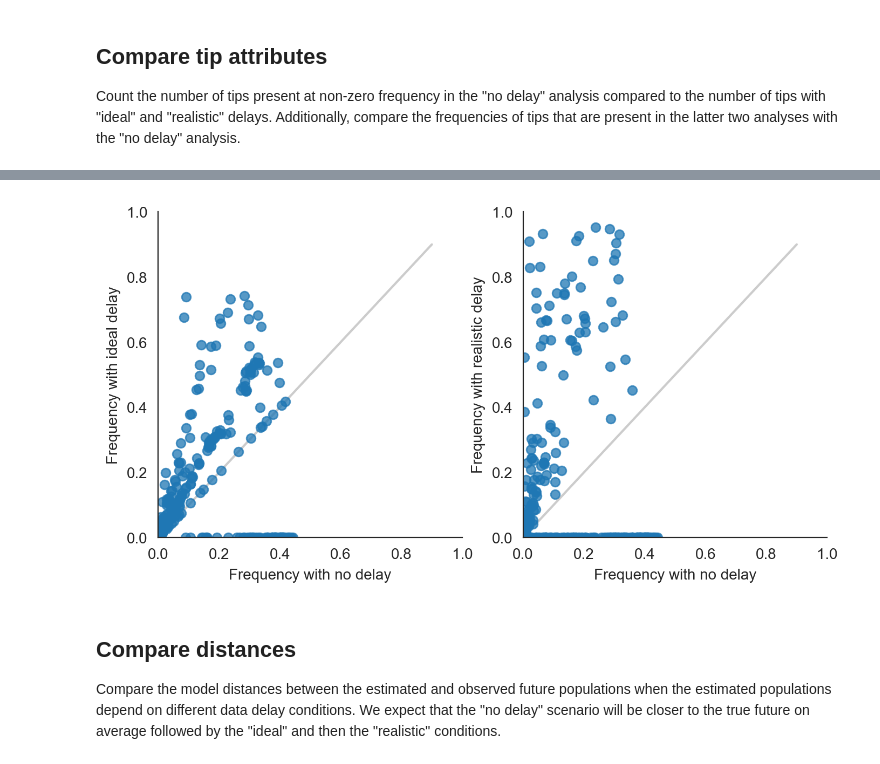
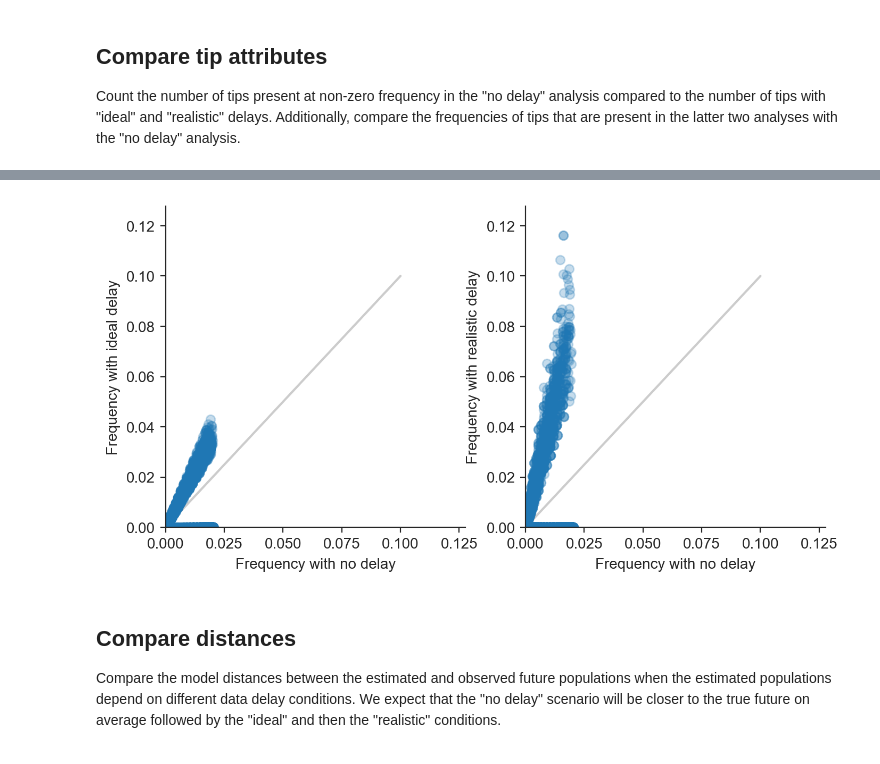
Before and after one commit to blab/flu-forecasting-delays, a Jupyter notebook: notebooks/2022-08-17-plot-distances-for-delayed-populations.ipynb, the cells around one changed output, grey strips where cells are left out. Saved outputs shown, nothing was run; the diff lists cells and outputs as text; code cells hidden in the pictures.

```diff
--- a/notebooks/2022-08-17-plot-distances-for-delayed-populations.ipynb
+++ b/notebooks/2022-08-17-plot-distances-for-delayed-populations.ipynb
@@ -21,14 +21,14 @@ no_delay_tips = pd.read_csv(
 )
 # %%
 ideal_delay_tips = pd.read_csv(
-    "results/builds/simulated/simulated_ideal_delay/tip_attributes.tsv",
+    "../results/builds/simulated/simulated_ideal_delay/tip_attributes.tsv",
     sep="\t",
     parse_dates=["timepoint"],
     usecols=["strain", "timepoint", "frequency"],
 )
 # %%
 realistic_delay_tips = pd.read_csv(
-    "results/builds/simulated/simulated_realistic_delay/tip_attributes.tsv",
+    "../results/builds/simulated/simulated_realistic_delay/tip_attributes.tsv",
     sep="\t",
     parse_dates=["timepoint"],
     usecols=["strain", "timepoint", "frequency"],
@@ -97,5 +97,9 @@ total_tips_realistic_delay / total_tips_no_delay
 # %%
 tips = tips.fillna(0.0)
+# %%
+max_frequency = tips.loc[:, ["frequency", "frequency_ideal", "frequency_realistic"]].max().max()
+# %%
+max_frequency_threshold = max_frequency + (max_frequency / 10)
 # %%
 fig, all_axes = plt.subplots(1, 2, figsize=(8, 4), dpi=200)
 axes = all_axes.flatten()
@@ -103,44 +107,44 @@ axes = all_axes.flatten()
 axes[0].plot(
     tips["frequency"],
     tips["frequency_ideal"],
     "o",
-    alpha=0.75,
+    alpha=0.25,
 )
 
 axes[0].plot(
-    np.arange(0, 1, 0.1),
-    np.arange(0, 1, 0.1),
+    np.arange(0, max_frequency_threshold, 0.1),
+    np.arange(0, max_frequency_threshold, 0.1),
     color="#CCCCCC",
     zorder=-10,
 )
-axes[0].set_xlim(0, 1)
-axes[0].set_ylim(0, 1)
+axes[0].set_xlim(0, max_frequency_threshold)
+axes[0].set_ylim(0, max_frequency_threshold)
 
 axes[0].set_xlabel("Frequency with no delay")
 axes[0].set_ylabel("Frequency with ideal delay")
 
 axes[1].plot(
     tips["frequency"],
     tips["frequency_realistic"],
     "o",
-    alpha=0.75,
+    alpha=0.25,
 )
 
 axes[1].plot(
-    np.arange(0, 1, 0.1),
-    np.arange(0, 1, 0.1),
+    np.arange(0, max_frequency_threshold, 0.1),
+    np.arange(0, max_frequency_threshold, 0.1),
     color="#CCCCCC",
     zorder=-10,
 )
-axes[1].set_xlim(0, 1)
-axes[1].set_ylim(0, 1)
+axes[1].set_xlim(0, max_frequency_threshold)
+axes[1].set_ylim(0, max_frequency_threshold)
 
 axes[1].set_xlabel("Frequency with no delay")
 axes[1].set_ylabel("Frequency with realistic delay")
 
 sns.despine()
 # %% [output]
-[figure, old version]
+[figure, new version]
 # %% [markdown]
 ## Compare distances
 
```
Also changed, not shown: parts of 43 cells of this notebook.
